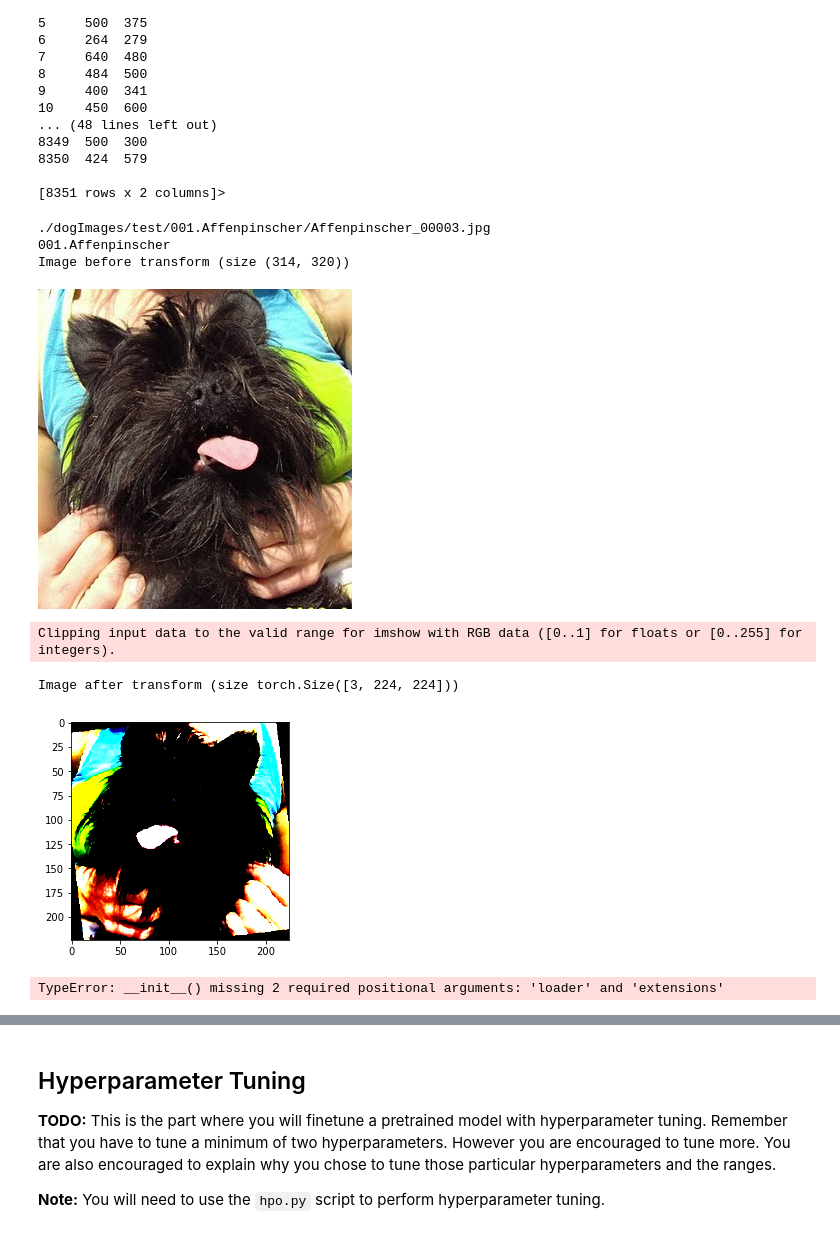
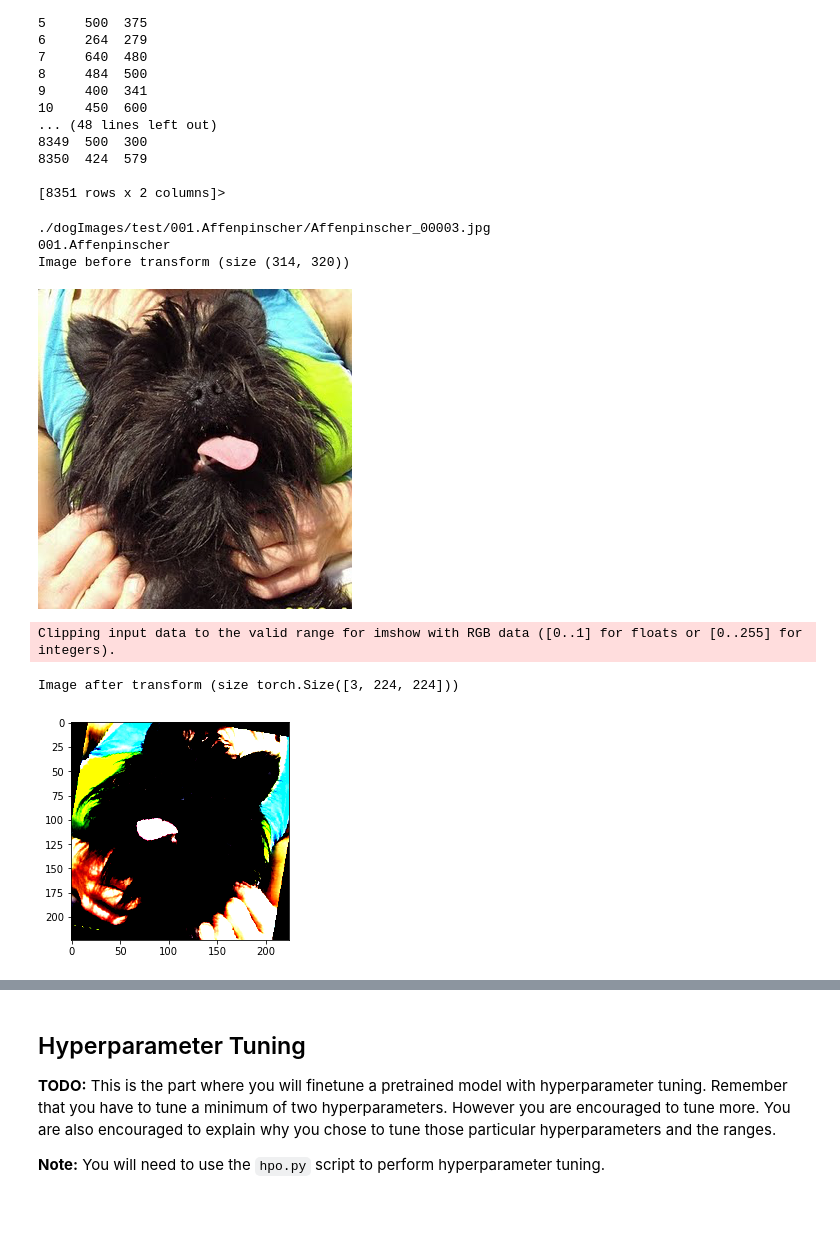
Before and after one commit to udacity/CD0387-deep-learning-topics-within-computer-vision-nlp-project-starter, a Jupyter notebook: train_and_deploy.ipynb, the cells around one changed output, grey strips where cells are left out. Saved outputs shown, nothing was run; the diff lists cells and outputs as text; code cells hidden in the pictures.

Commit message:
model classes

```diff
--- a/train_and_deploy.ipynb
+++ b/train_and_deploy.ipynb
@@ -242,8 +221,13 @@ class CustomDataSet(Dataset):
     def __init__(self, path, transform):
         self.root = path
         self.transform = transform
-        self.img_paths, self.img_classes = self._get_image(path)
-        # self.total_imgs = natsort.natsorted(all_imgs)
+        self.img_paths, self.img_class, self.img_class_int = self._get_image(path)
+        # self.img_class_int = self._get_class_indexes()
+
+    # def _get_class_indexes(self):
+    #     '''Convert the classes to integers'''
+    #     unique_classes = list(np.unique(self.img_class))
+    #     return [unique_classes.index(c) for c in self.img_class]
 
 
 
@@ -251,59 +235,70 @@ class CustomDataSet(Dataset):
         '''Returns the names of the images in all subfolders within path'''
         img_loc = []
         img_class = []
+        img_class_int = []
+        i = -1
         for folder, subfolders, filenames in os.walk(path):
             for img in filenames:
                 img_loc.append(folder+'/'+img)
                 img_class.append(folder.split("/")[-1])
-        return img_loc, img_class
+                img_class_int.append(i)
+            i+=1
+        return img_loc, img_class, img_class_int
 
     def __len__(self):
-        return len(self.total_imgs)
+        return len(self.img_paths)
 
 
     def __getitem__(self, idx):
         img_loc = os.path.join(self.img_paths[idx])
+        target_class = self.img_class_int[idx]
         image = Image.open(img_loc).convert("RGB")
         tensor_image = self.transform(image)
-        return tensor_image
+        return tensor_image, target_class
 
     def _plot_tensor(self, img):
         plt.imshow(np.transpose(img.numpy(), (1, 2, 0)));
 
     def test_transform(self,idx = 0):
         img_loc = os.path.join(self.img_paths[idx])
         image = Image.open(img_loc).convert("RGB")
         print(f'Image before transform (size {image.size})')
         display(image)
         tensor_image = self.transform(image)
         print(f'Image after transform (size {tensor_image.size()})')
         self._plot_tensor(tensor_image)
 
+    def get_class_names(self):
+        return list(np.unique(self.img_class))
+
+    def get_labels(self):
+        return list(np.unique(self.img_class_int))
+
 
 
 test = CustomDataSet("./dogImages/test/", train_transform)
 print(test.img_paths[0])
-print(test.img_classes[0])
+print(test.img_class[0])
 
 test.test_transform(0)
 # %% [output]
 ./dogImages/test/001.Affenpinscher/Affenpinscher_00003.jpg
 001.Affenpinscher
 Image before transform (size (314, 320))
 [figure]
 Clipping input data to the valid range for imshow with RGB data ([0..1] for floats or [0..255] for integers).
 Image after transform (size torch.Size([3, 224, 224]))
-[figure, old version]
+[figure, new version]
 # %%
 root = './dogImages/'
+seed = 41 #VO
+torch.manual_seed(seed)
+
+train_data = CustomDataSet(os.path.join(root, 'train'), transform=train_transform)
+valid_data = CustomDataSet(os.path.join(root, 'valid'), transform=test_transform)
+test_data = CustomDataSet(os.path.join(root, 'test'), transform=test_transform)
 
 
-
-train_data = datasets.DatasetFolder(os.path.join(root, 'train'), transform=train_transform)
-# test_data = datasets.ImageFolder(os.path.join(root, 'test'), transform=test_transform)
-
-# torch.manual_seed(42)
 train_loader = DataLoader(train_data, batch_size=10, shuffle=True)
-# # test_loader = DataLoader(test_data, batch_size=10, shuffle=True)
+valid_loader = DataLoader(valid_data, batch_size=10, shuffle=True)
+test_data = DataLoader(valid_data, batch_size=10, shuffle=True)
-# %% [output]
-TypeError: __init__() missing 2 required positional arguments: 'loader' and 'extensions'
```
Also changed, not shown: parts of 9 cells of this notebook.
